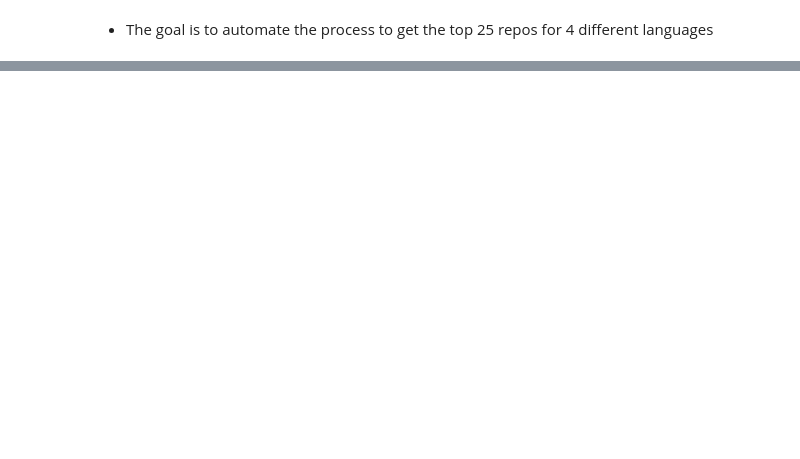
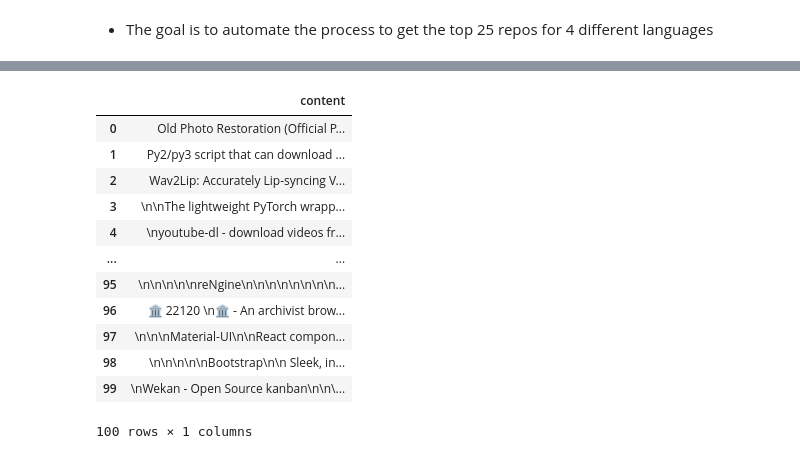
Before and after one commit to Codeup-B-Squared/NLP-Analysis, a Jupyter notebook: acquire-scratchpad-Mainali.ipynb, the cells around one changed output, grey strips where cells are left out. Drawn from its saved outputs; the diff is of its cells as text; code cells hidden in the pictures; blank space fills up the shorter version.

```diff
--- a/acquire-scratchpad-Mainali.ipynb
+++ b/acquire-scratchpad-Mainali.ipynb
@@ -129,7 +112,0 @@ links
-# %%
-for elem in links:
-
-    url = 'https://github.com/yichengchen/clashX'
-response = get(url)
-
-soup = BeautifulSoup(response.content, 'html.parser')
@@ -162,9 +112,0 @@ article.get_text()
-# %%
-for elem in links:
-    content = []
-    url = elem
-    response = get(url)
-    soup = BeautifulSoup(response.content, 'html.parser')
-    article = soup.find('article', itemprop = 'text')
-
-    content.append(article.get_text())
@@ -172,0 +170,17 @@ content
+# %%
+df = get_content_df(links)
+df
+# %% [output]
+|  | content |
+| 0 | Old Photo Restoration (Official P... |
+| 1 | Py2/py3 script that can download ... |
+| 2 | Wav2Lip: Accurately Lip-syncing V... |
+| 3 | \n\nThe lightweight PyTorch wrapp... |
+| 4 | \nyoutube-dl - download videos fr... |
+| ... | ... |
+| 95 | \n\n\n\n\nreNgine\n\n\n\n\n\n\n\n... |
+| 96 | 🏛️ 22120 \n🏛️ - An archivist brow... |
+| 97 | \n\n\nMaterial-UI\n\nReact compon... |
+| 98 | \n\n\n\n\nBootstrap\n\n Sleek, in... |
+| 99 | \nWekan - Open Source kanban\n\n\... |
+100 rows × 1 columns
```
Also changed, not shown: parts of 17 cells of this notebook.
